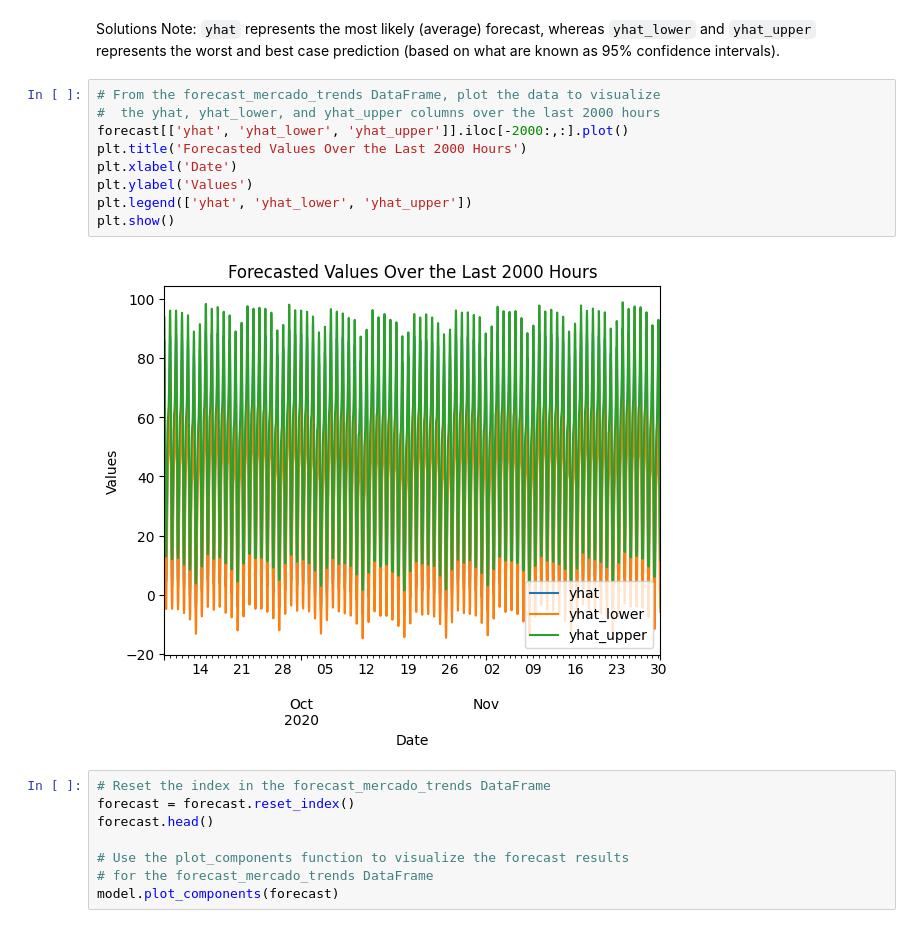
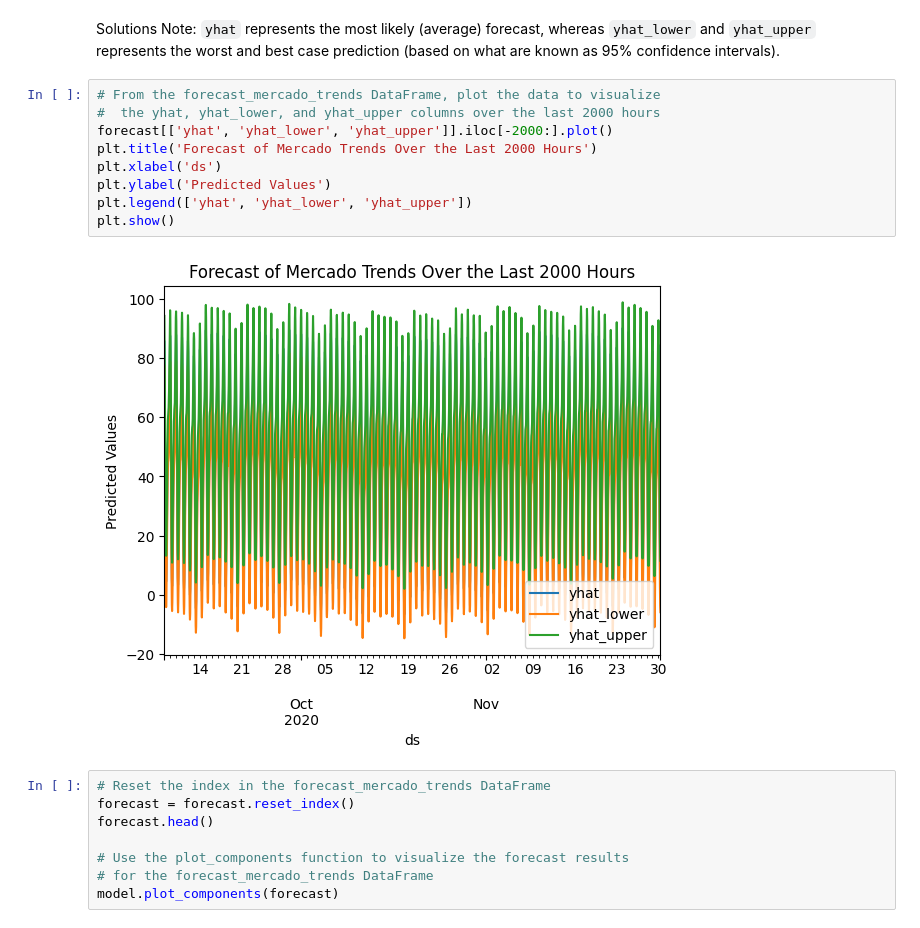
Before and after one commit to Positively-Curious/prophet-challenge, a Jupyter notebook: Copy_of_forecasting_net_prophet.ipynb, the cells around one changed output. Cells and saved outputs as stored; diff of their text form.

```diff
--- a/Copy_of_forecasting_net_prophet.ipynb
+++ b/Copy_of_forecasting_net_prophet.ipynb
@@ -591,14 +594,14 @@ Solutions Note: `yhat` represents the most likely (average) forecast, whereas `y
 # %%
 # From the forecast_mercado_trends DataFrame, plot the data to visualize
 #  the yhat, yhat_lower, and yhat_upper columns over the last 2000 hours
-forecast[['yhat', 'yhat_lower', 'yhat_upper']].iloc[-2000:,:].plot()
-plt.title('Forecasted Values Over the Last 2000 Hours')
-plt.xlabel('Date')
-plt.ylabel('Values')
+forecast[['yhat', 'yhat_lower', 'yhat_upper']].iloc[-2000:].plot()
+plt.title('Forecast of Mercado Trends Over the Last 2000 Hours')
+plt.xlabel('ds')
+plt.ylabel('Predicted Values')
 plt.legend(['yhat', 'yhat_lower', 'yhat_upper'])
 plt.show()
 # %% [output]
-[figure, old version]
+[figure, new version]
 # %%
 # Reset the index in the forecast_mercado_trends DataFrame
 forecast = forecast.reset_index()
```
Also changed, not shown: parts of 11 cells of this notebook.
